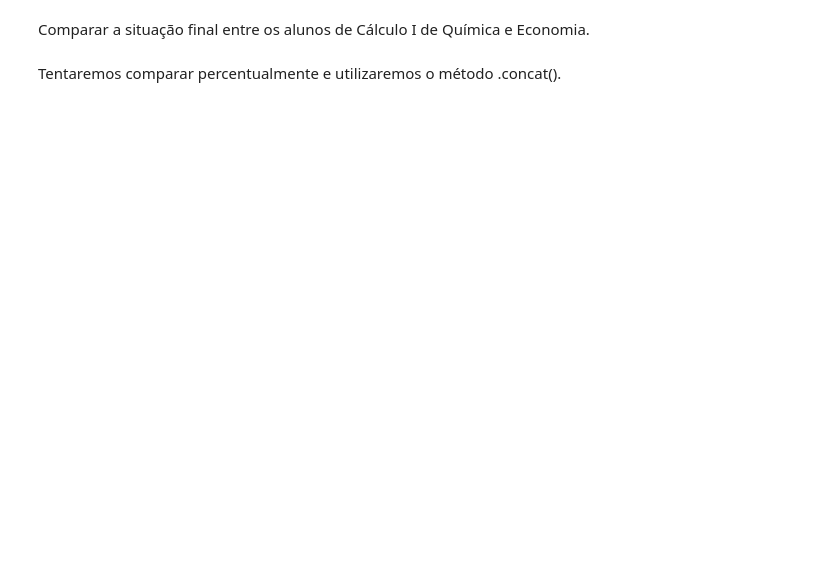
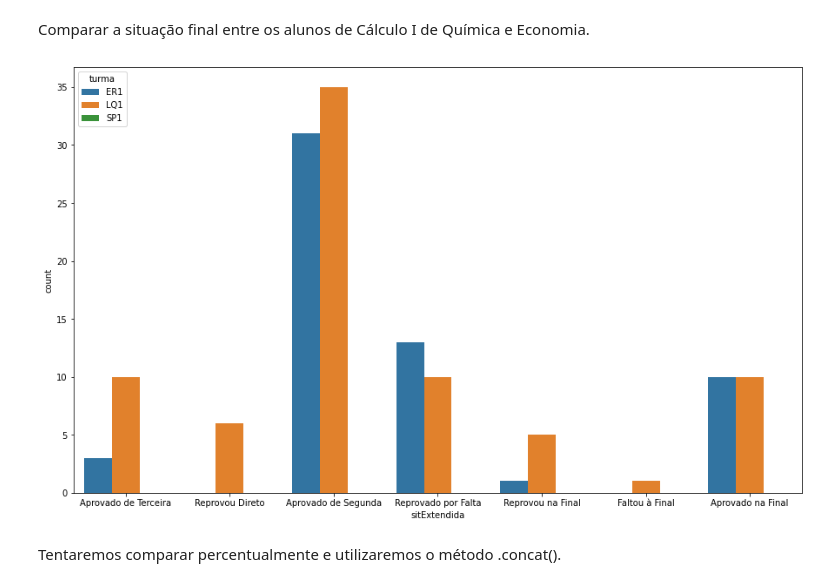
Before and after one commit to FilipeLima/Intro-Pandas, a Jupyter notebook: Workshop.ipynb, the cells around one changed output. Saved outputs shown, nothing was run; the diff lists cells and outputs as text; code cells hidden in the pictures; blank space fills up the shorter version.

```diff
--- a/Workshop.ipynb
+++ b/Workshop.ipynb
@@ -695,2 +812,8 @@ Primeiro, renomear as colunas, para ter títulos mais descritivos.
+# %%
+notas.columns=['chamada','va1','va2','va3','media','final','mediaFinal',
+               'situacao','ano','semestre','turma','disciplina']
 # %% [markdown]
 Contornando o problema da Falta. Trocando "F" por um número negativo alto.
+# %%
+notas=notas.replace(to_replace='F',value=-100)
+notas.head()
@@ -699,2 +851,7 @@ Olhando mais uma vez os tipos de dados do dataframe, temos
 # %% [markdown]
 Precisamos converter os 'object' em dados categóricos. Auxilia no uso da memória e na hora de utilizar outras bibliotecas de dados.
+# %%
+for i in ['situacao','turma','disciplina']:
+    notas[i]=notas[i].astype('category')
+
+notas.dtypes
@@ -749,4 +1024,12 @@ notas.head()
 # %% [markdown]
 Comparar a situação final entre os alunos de Cálculo I de Química e Economia.
+# %%
+plt.figure(figsize=(15,9))
+notasCalculo=notas[(notas['disciplina']=="Cálculo I")]
+#Utilizando um countplot para contar as variáveis
+sns.countplot(data=notasCalculo,x='sitExtendida',hue='turma')
+plt.show()
+# %% [output]
+[figure, added]
 # %% [markdown]
 Tentaremos comparar percentualmente e utilizaremos o método .concat().
```
Also changed, not shown: parts of 36 cells of this notebook.
